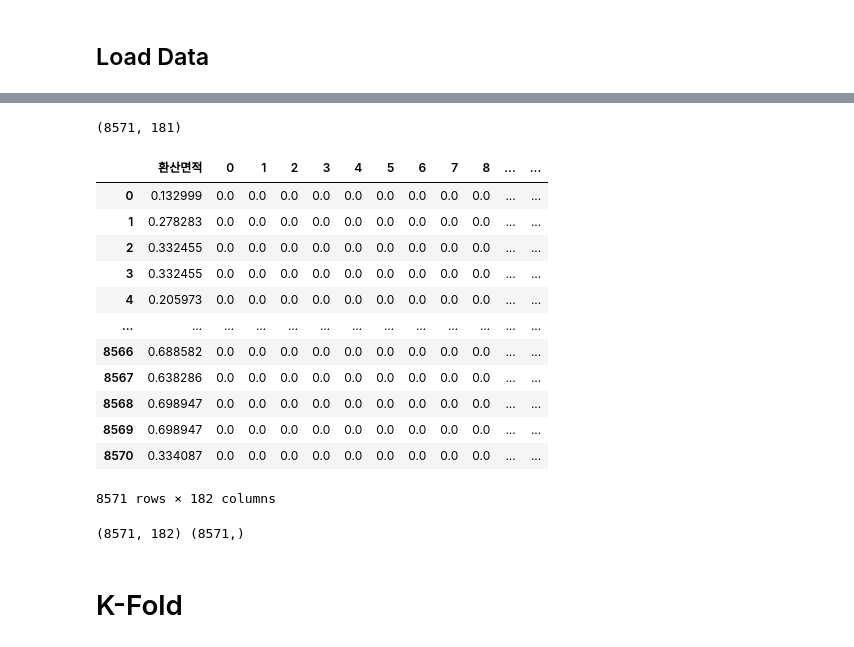
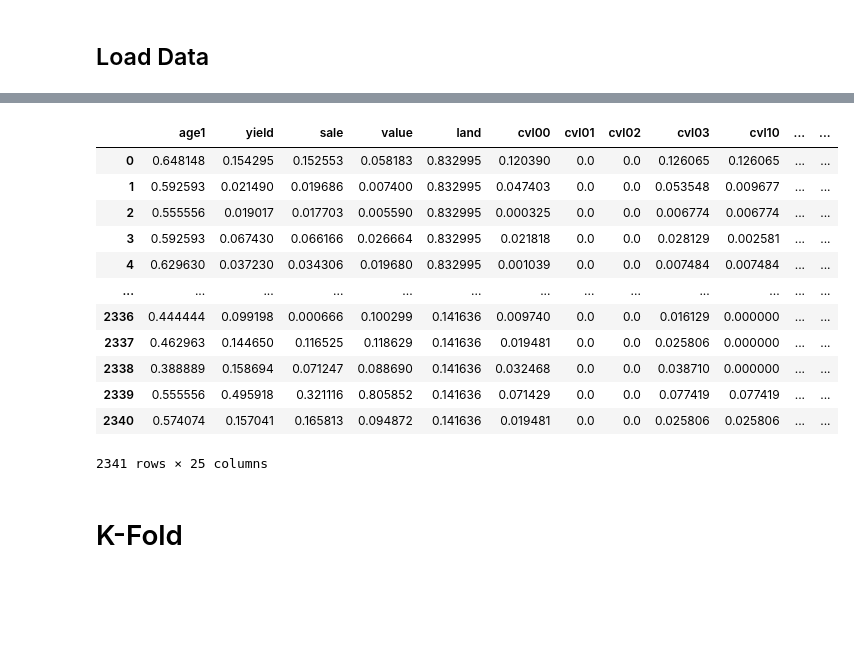
Before and after one commit to kimsunghun00/k-forest, a Jupyter notebook: K-FOLD Evaluation.ipynb, the cells around one changed output, grey strips where cells are left out. Saved outputs shown, nothing was run; the diff lists cells and outputs as text; code cells hidden in the pictures; blank space fills up the shorter version.

```diff
--- a/K-FOLD Evaluation.ipynb
+++ b/K-FOLD Evaluation.ipynb
@@ -51,6 +2,0 @@ data
-# %%
-data.dropna(axis=0, inplace=True)
-
-data['재배면적'] = np.log1p(data['재배면적'].astype(float))
-data['생산량'] = np.log1p(data['생산량'].astype(float))
-data.head()
@@ -63,0 +68,9 @@ data.head()
+# %%
+from sklearn.preprocessing import OneHotEncoder
+
+categorical_variables = ['size']
+onehot_encoder = OneHotEncoder(handle_unknown='ignore')
+onehot_encoder.fit(data.loc[:, categorical_variables])
+onehot = onehot_encoder.fit_transform(data.loc[:, categorical_variables])
+print(onehot_encoder.categories_)
+print(onehot.toarray().shape)
@@ -64,9 +82,15 @@ data.head()
 # %%
 from sklearn.preprocessing import MinMaxScaler
-# column 별로 scaling 되는 것이 아님 주의
 
+numerical_variables = ['age1',
+                'yield', 'sale', 'value',
+                'land',
+                'cvl00', 'cvl01', 'cvl02', 'cvl03',
+                'cvl10', 'cvl11', 'cvl12', 'cvl13',
+                'pl00', 'pl01', 'pl02', 'pl03',
+                'pl10', 'pl11', 'pl12', 'pl13']
 X_minmax_scaler = MinMaxScaler()
-X_minmax_scaler.fit(data.loc[:, ['재배면적']])
-X_scaled = X_minmax_scaler.transform(data.loc[:, ['재배면적']])
+X_minmax_scaler.fit(data.loc[:, numerical_variables])
+X_scaled = X_minmax_scaler.transform(data.loc[:, numerical_variables])
 X_scaled
 # %% [output]
@@ -93,39 +110,26 @@ array([[0.10166934],
-# %%
-from sklearn.preprocessing import OneHotEncoder
-
-onehot_encoder = OneHotEncoder(handle_unknown='ignore')
-onehot_encoder.fit(data.loc[:, ['시군구/관리소', '재배채취', '재배단위', '품목 소분류']])
-onehot = onehot_encoder.fit_transform(data.loc[:, ['시군구/관리소', '재배채취', '재배단위', '품목 소분류']])
-print(onehot.toarray().shape)
-# %% [output]
-(8571, 181)
 # %%
-numeric_data_df = pd.DataFrame(X_scaled, columns=['환산면적'])
+numeric_data_df = pd.DataFrame(X_scaled, columns=numerical_variables)
 onehot_data_df = pd.DataFrame(onehot.toarray())
 
 X_data_df = pd.concat([numeric_data_df , onehot_data_df], axis=1)
 X_data_df
 # %% [output]
-|  | 환산면적 | 0 | 1 | 2 | 3 | 4 | 5 | 6 | 7 | 8 | ... | ... |
-| 0 | 0.132999 | 0.0 | 0.0 | 0.0 | 0.0 | 0.0 | 0.0 | 0.0 | 0.0 | 0.0 | ... | ... |
-| 1 | 0.278283 | 0.0 | 0.0 | 0.0 | 0.0 | 0.0 | 0.0 | 0.0 | 0.0 | 0.0 | ... | ... |
-| 2 | 0.332455 | 0.0 | 0.0 | 0.0 | 0.0 | 0.0 | 0.0 | 0.0 | 0.0 | 0.0 | ... | ... |
-| 3 | 0.332455 | 0.0 | 0.0 | 0.0 | 0.0 | 0.0 | 0.0 | 0.0 | 0.0 | 0.0 | ... | ... |
-| 4 | 0.205973 | 0.0 | 0.0 | 0.0 | 0.0 | 0.0 | 0.0 | 0.0 | 0.0 | 0.0 | ... | ... |
+|  | age1 | yield | sale | value | land | cvl00 | cvl01 | cvl02 | cvl03 | cvl10 | ... | ... |
+| 0 | 0.648148 | 0.154295 | 0.152553 | 0.058183 | 0.832995 | 0.120390 | 0.0 | 0.0 | 0.126065 | 0.126065 | ... | ... |
+| 1 | 0.592593 | 0.021490 | 0.019686 | 0.007400 | 0.832995 | 0.047403 | 0.0 | 0.0 | 0.053548 | 0.009677 | ... | ... |
+| 2 | 0.555556 | 0.019017 | 0.017703 | 0.005590 | 0.832995 | 0.000325 | 0.0 | 0.0 | 0.006774 | 0.006774 | ... | ... |
+| 3 | 0.592593 | 0.067430 | 0.066166 | 0.026664 | 0.832995 | 0.021818 | 0.0 | 0.0 | 0.028129 | 0.002581 | ... | ... |
+| 4 | 0.629630 | 0.037230 | 0.034306 | 0.019680 | 0.832995 | 0.001039 | 0.0 | 0.0 | 0.007484 | 0.007484 | ... | ... |
 | ... | ... | ... | ... | ... | ... | ... | ... | ... | ... | ... | ... | ... |
-| 8566 | 0.688582 | 0.0 | 0.0 | 0.0 | 0.0 | 0.0 | 0.0 | 0.0 | 0.0 | 0.0 | ... | ... |
-| 8567 | 0.638286 | 0.0 | 0.0 | 0.0 | 0.0 | 0.0 | 0.0 | 0.0 | 0.0 | 0.0 | ... | ... |
-| 8568 | 0.698947 | 0.0 | 0.0 | 0.0 | 0.0 | 0.0 | 0.0 | 0.0 | 0.0 | 0.0 | ... | ... |
-| 8569 | 0.698947 | 0.0 | 0.0 | 0.0 | 0.0 | 0.0 | 0.0 | 0.0 | 0.0 | 0.0 | ... | ... |
-| 8570 | 0.334087 | 0.0 | 0.0 | 0.0 | 0.0 | 0.0 | 0.0 | 0.0 | 0.0 | 0.0 | ... | ... |
+| 2336 | 0.444444 | 0.099198 | 0.000666 | 0.100299 | 0.141636 | 0.009740 | 0.0 | 0.0 | 0.016129 | 0.000000 | ... | ... |
+| 2337 | 0.462963 | 0.144650 | 0.116525 | 0.118629 | 0.141636 | 0.019481 | 0.0 | 0.0 | 0.025806 | 0.000000 | ... | ... |
+| 2338 | 0.388889 | 0.158694 | 0.071247 | 0.088690 | 0.141636 | 0.032468 | 0.0 | 0.0 | 0.038710 | 0.000000 | ... | ... |
+| 2339 | 0.555556 | 0.495918 | 0.321116 | 0.805852 | 0.141636 | 0.071429 | 0.0 | 0.0 | 0.077419 | 0.077419 | ... | ... |
+| 2340 | 0.574074 | 0.157041 | 0.165813 | 0.094872 | 0.141636 | 0.019481 | 0.0 | 0.0 | 0.025806 | 0.025806 | ... | ... |
-8571 rows × 182 columns
+2341 rows × 25 columns
 # %%
 X_data = np.array(X_data_df)
-y_data = y_scaled.reshape(-1,)
-
-print(X_data.shape, y_data.shape)
+y_data = np.array(y_data)
-# %% [output]
-(8571, 182) (8571,)
 # %% [markdown]
 # K-Fold
 # %% [markdown]
```
Also changed, not shown: parts of 39 cells of this notebook, 1 other file.
